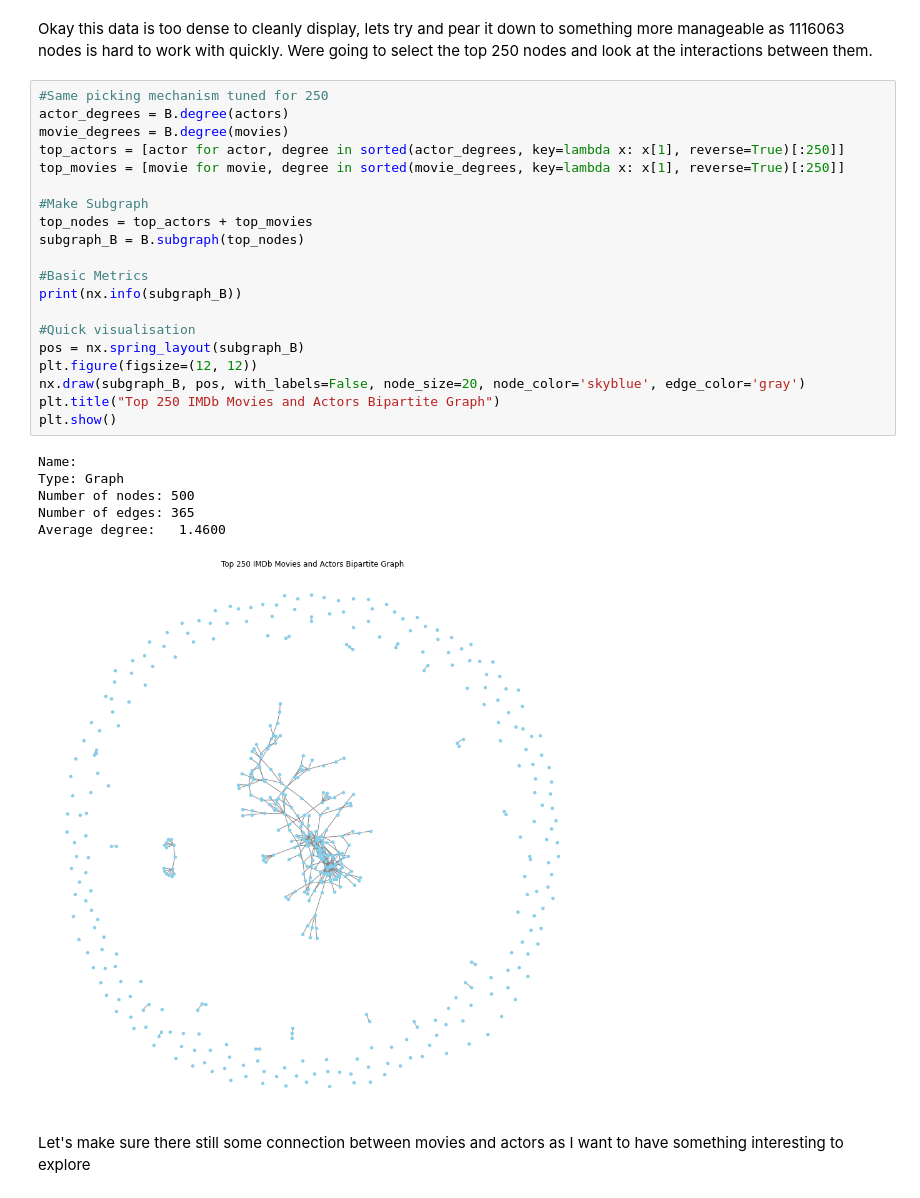
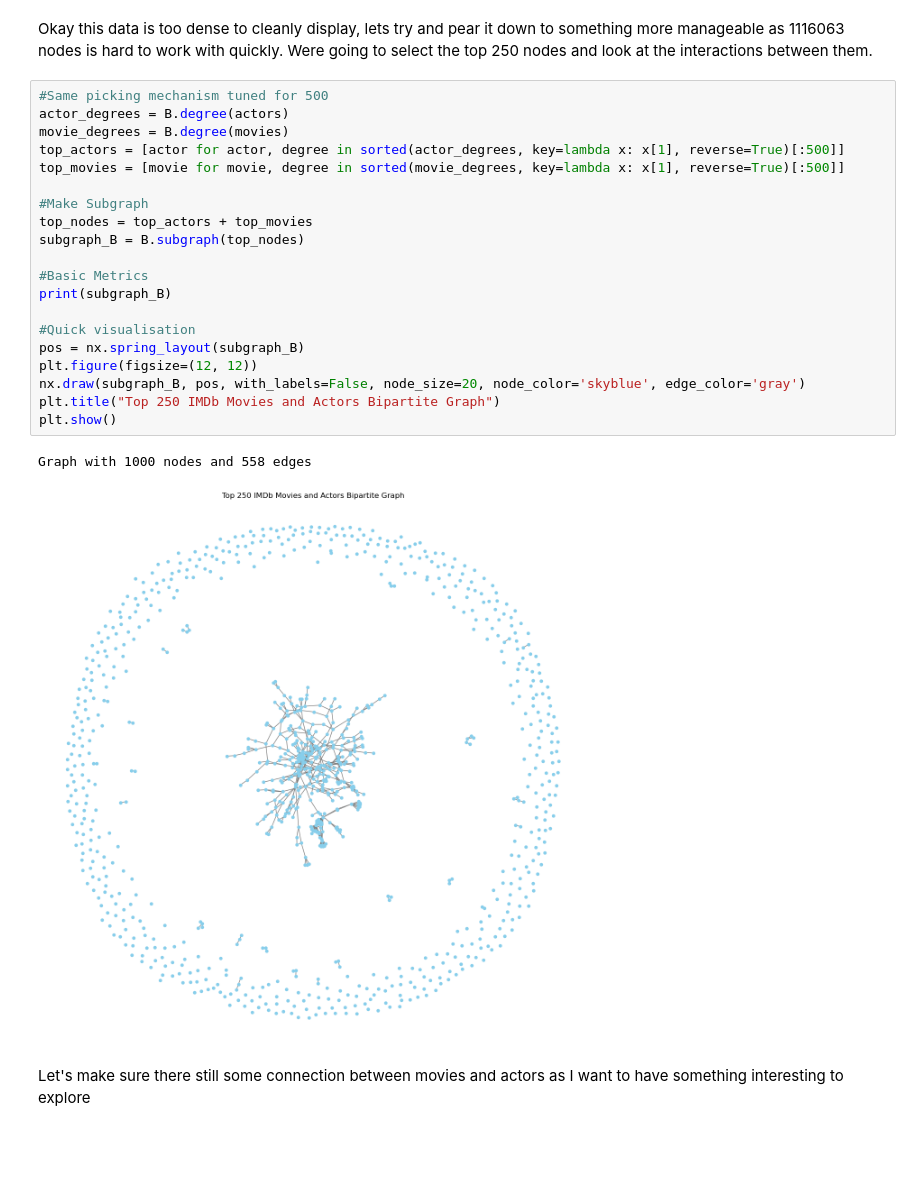
Before and after one commit to Amantux/Data-620, a Jupyter notebook: Project_2/Project 2-Alex Moyse.ipynb, the cells around one changed output. Cells and saved outputs as stored; diff of their text form; blank space fills up the shorter version.

```diff
--- a/Project_2/Project 2-Alex Moyse.ipynb
+++ b/Project_2/Project 2-Alex Moyse.ipynb
@@ -62,32 +147,28 @@ Average degree:   2.2402
 # %% [markdown]
 Okay this data is too dense to cleanly display, lets try and pear it down to something more manageable as 1116063 nodes is hard to work with quickly. Were going to select the top 250 nodes and look at the interactions between them.
 # %%
-#Same picking mechanism tuned for 250
+#Same picking mechanism tuned for 500
 actor_degrees = B.degree(actors)
 movie_degrees = B.degree(movies)
-top_actors = [actor for actor, degree in sorted(actor_degrees, key=lambda x: x[1], reverse=True)[:250]]
-top_movies = [movie for movie, degree in sorted(movie_degrees, key=lambda x: x[1], reverse=True)[:250]]
+top_actors = [actor for actor, degree in sorted(actor_degrees, key=lambda x: x[1], reverse=True)[:500]]
+top_movies = [movie for movie, degree in sorted(movie_degrees, key=lambda x: x[1], reverse=True)[:500]]
 
 #Make Subgraph
 top_nodes = top_actors + top_movies
 subgraph_B = B.subgraph(top_nodes)
 
 #Basic Metrics
-print(nx.info(subgraph_B))
+print(subgraph_B)
 
 #Quick visualisation
 pos = nx.spring_layout(subgraph_B)
 plt.figure(figsize=(12, 12))
 nx.draw(subgraph_B, pos, with_labels=False, node_size=20, node_color='skyblue', edge_color='gray')
 plt.title("Top 250 IMDb Movies and Actors Bipartite Graph")
 plt.show()
 # %% [output]
-Name:
-Type: Graph
-Number of nodes: 500
-Number of edges: 365
-Average degree:   1.4600
+Graph with 1000 nodes and 558 edges
-[figure, old version]
+[figure, new version]
 # %% [markdown]
 Let's make sure there still some connection between movies and actors as I want to have something interesting to explore
 # %%
```
Also changed, not shown: parts of 31 cells of this notebook.
